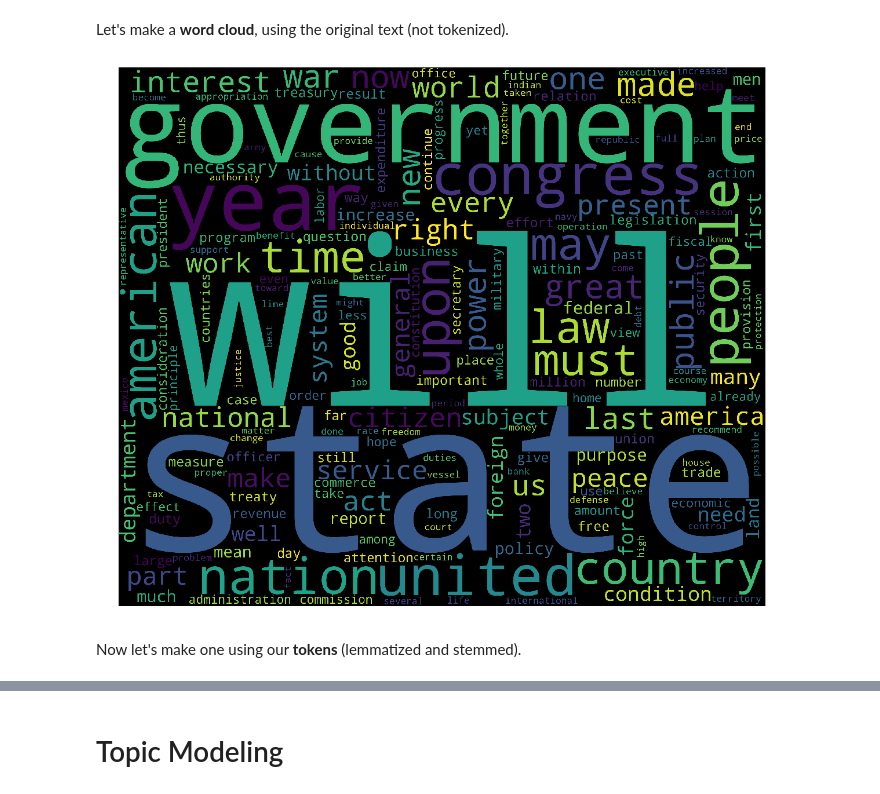
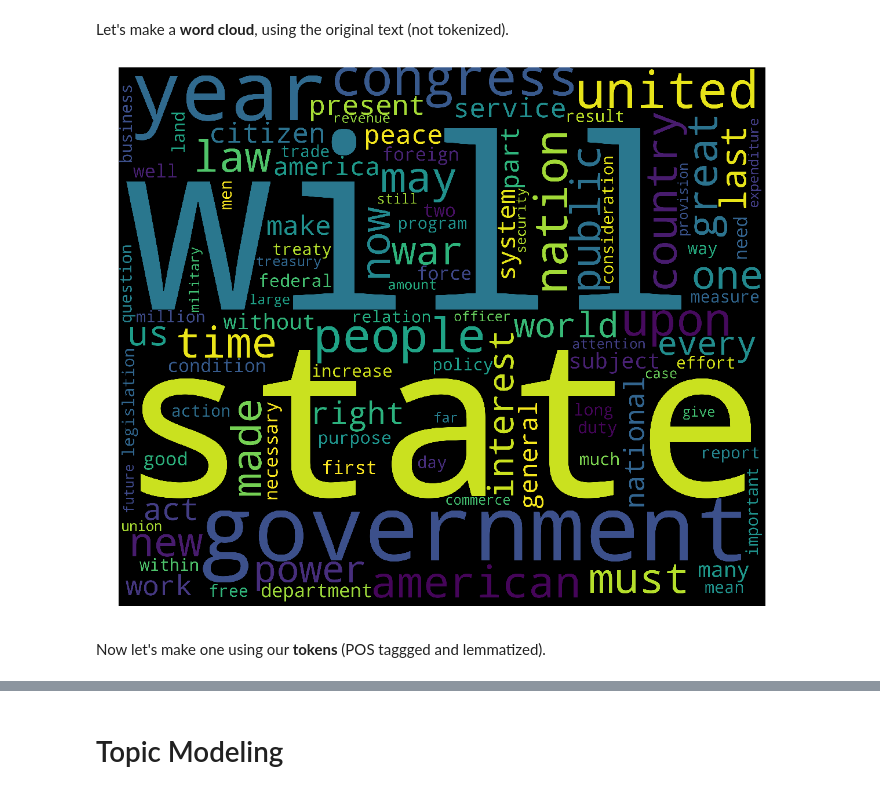
Before and after one commit to mkm29/DataScience, a Jupyter notebook: thinkful/unit/4/sotu/Topic Modeling and Classification.ipynb, the cells around one changed output, grey strips where cells are left out. Cells and saved outputs as stored; diff of their text form; code cells hidden in the pictures.

```diff
--- a/thinkful/unit/4/sotu/Topic Modeling and Classification.ipynb
+++ b/thinkful/unit/4/sotu/Topic Modeling and Classification.ipynb
@@ -193,23 +192,23 @@ Let's make a **word cloud**, using the original text (not tokenized).
 # %%
 #WordCloud
 from wordcloud import WordCloud, STOPWORDS
 
 cleaned_text = ' '.join(list(df.text))
 
-wordcloud = WordCloud(stopwords=STOPWORDS,max_words=200,
+wordcloud = WordCloud(stopwords=STOPWORDS,max_words=100,
                       background_color='black',min_font_size=6,
                       width=3000,collocations=False,
                       height=2500
                      ).generate(cleaned_text)
 
 plt.figure(1,figsize=(20, 20))
 plt.imshow(wordcloud)
 plt.axis('off')
 plt.show()
 # %% [output]
-[figure, old version]
+[figure, new version]
 # %% [markdown]
-Now let's make one using our **tokens** (lemmatized and stemmed).
+Now let's make one using our **tokens** (POS taggged and lemmatized).
 # %%
 token_string = ''
 for tokens in df.tokens:
```
Also changed, not shown: parts of 37 cells of this notebook.
